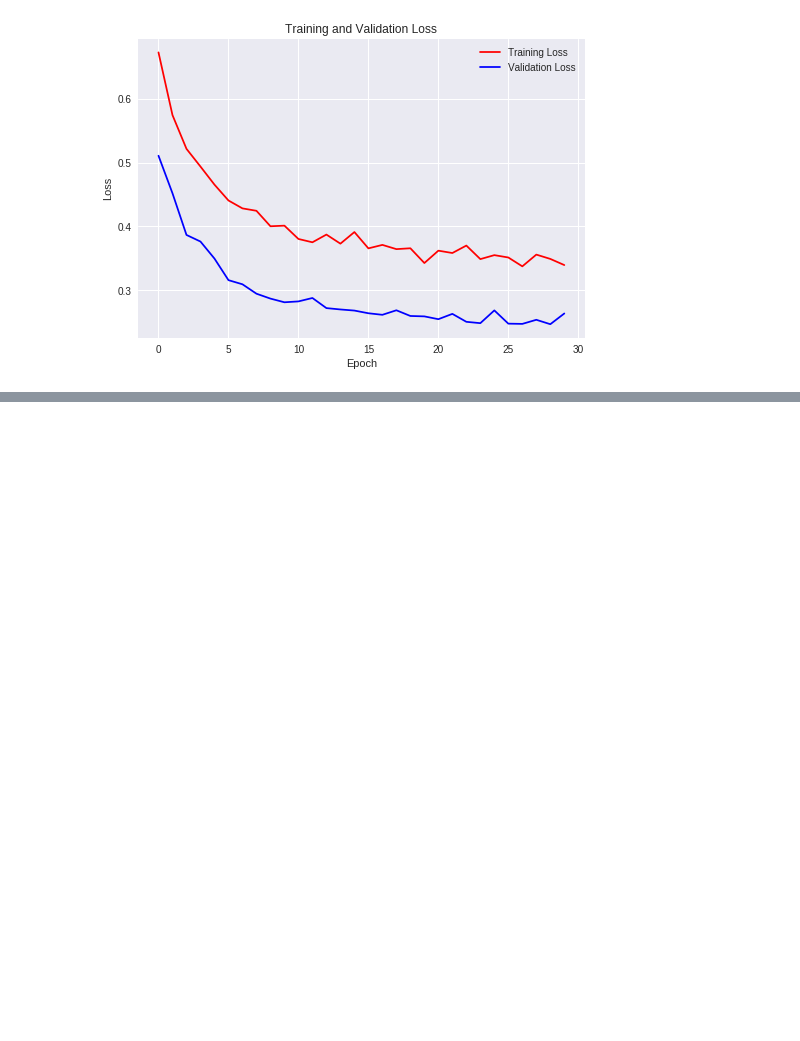
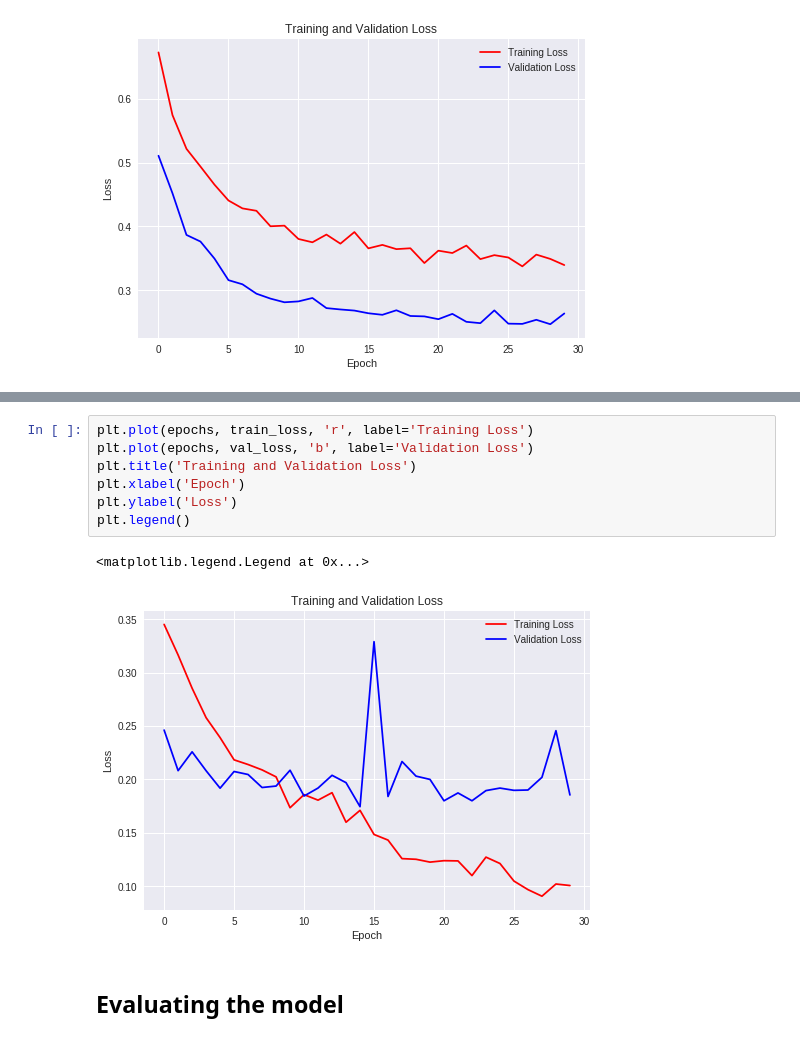
Before and after one commit to silentvoice/dl-with-keras, a Jupyter notebook: classification_cats_vs_dogs_by_extending_pretrained_model.ipynb, the cells around one changed output, grey strips where cells are left out. Cells and saved outputs as stored; diff of their text form; blank space fills up the shorter version.

```diff
--- a/classification_cats_vs_dogs_by_extending_pretrained_model.ipynb
+++ b/classification_cats_vs_dogs_by_extending_pretrained_model.ipynb
@@ -304,0 +386,12 @@ plt.legend()
+# %%
+plt.plot(epochs, train_loss, 'r', label='Training Loss')
+plt.plot(epochs, val_loss, 'b', label='Validation Loss')
+plt.title('Training and Validation Loss')
+plt.xlabel('Epoch')
+plt.ylabel('Loss')
+plt.legend()
+# %% [output]
+<matplotlib.legend.Legend at 0x...>
+[figure, added]
+# %% [markdown]
+## Evaluating the model
```
Also changed, not shown: parts of 13 cells of this notebook.
